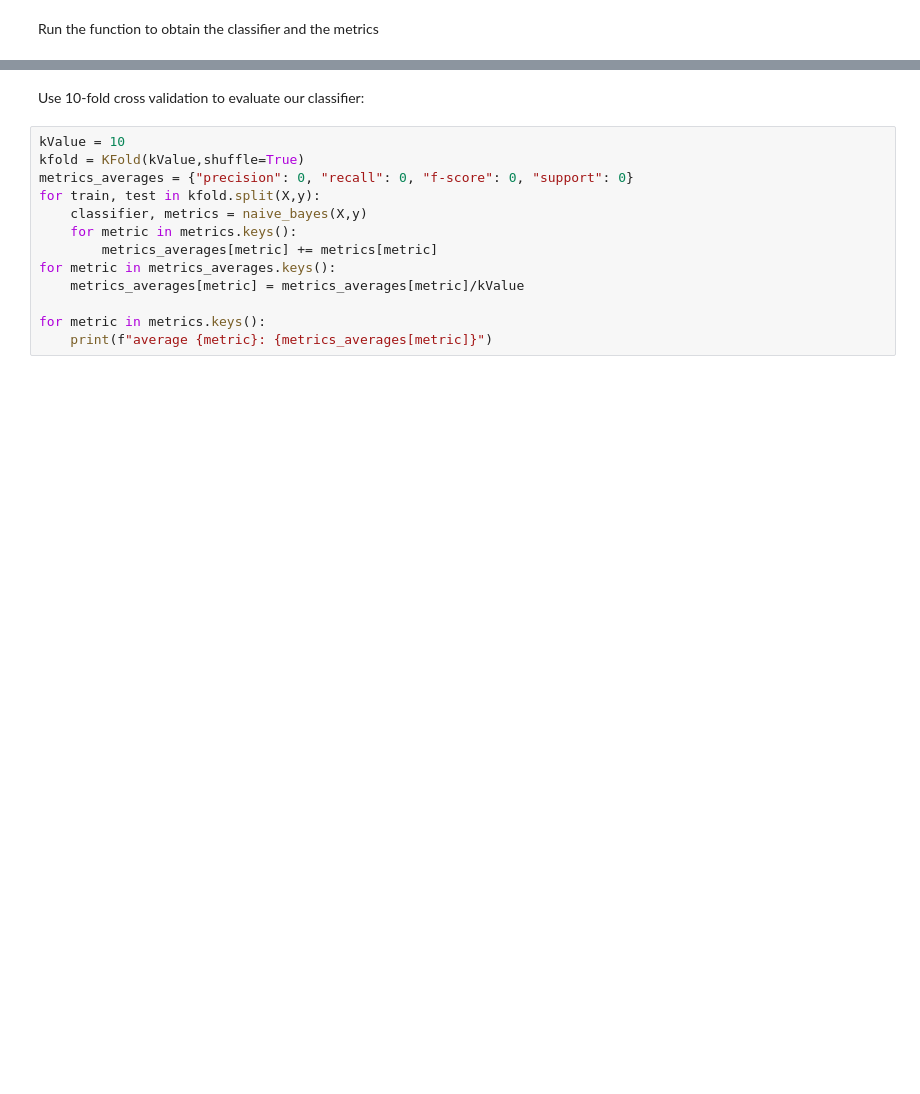
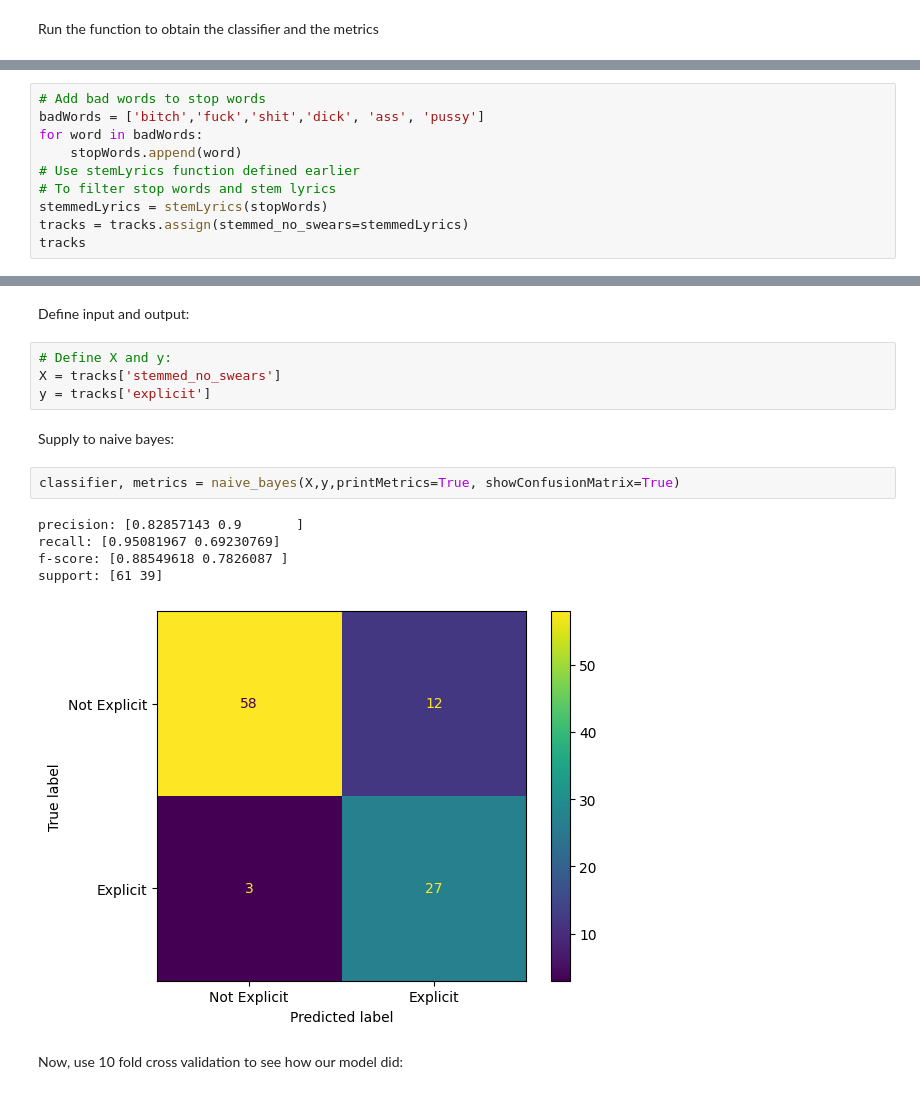
Before and after one commit to Drew-Watson-117/cs5830_project_5, a Jupyter notebook: project5.ipynb, the cells around one changed output, grey strips where cells are left out. Drawn from its saved outputs; the diff is of its cells as text; blank space fills up the shorter version.

```diff
--- a/project5.ipynb
+++ b/project5.ipynb
@@ -88,0 +155,10 @@ classifier, metrics = naive_bayes(X,y)
+# %%
+# Add bad words to stop words
+badWords = ['bitch','fuck','shit','dick', 'ass', 'pussy']
+for word in badWords:
+    stopWords.append(word)
+# Use stemLyrics function defined earlier
+# To filter stop words and stem lyrics
+stemmedLyrics = stemLyrics(stopWords)
+tracks = tracks.assign(stemmed_no_swears=stemmedLyrics)
+tracks
@@ -89,15 +179,18 @@ classifier, metrics = naive_bayes(X,y)
+# %% [markdown]
+Define input and output:
+# %%
+# Define X and y:
+X = tracks['stemmed_no_swears']
+y = tracks['explicit']
+# %% [markdown]
+Supply to naive bayes:
+# %%
+classifier, metrics = naive_bayes(X,y,printMetrics=True, showConfusionMatrix=True)
+# %% [output]
+precision: [0.82857143 0.9       ]
+recall: [0.95081967 0.69230769]
+f-score: [0.88549618 0.7826087 ]
+support: [61 39]
+[figure, added]
 # %% [markdown]
-Use 10-fold cross validation to evaluate our classifier:
+Now, use 10 fold cross validation to see how our model did:
-# %%
-kValue = 10
-kfold = KFold(kValue,shuffle=True)
-metrics_averages = {"precision": 0, "recall": 0, "f-score": 0, "support": 0}
-for train, test in kfold.split(X,y):
-    classifier, metrics = naive_bayes(X,y)
-    for metric in metrics.keys():
-        metrics_averages[metric] += metrics[metric]
-for metric in metrics_averages.keys():
-    metrics_averages[metric] = metrics_averages[metric]/kValue
-
-for metric in metrics.keys():
-    print(f"average {metric}: {metrics_averages[metric]}")
```
Also changed, not shown: parts of 10 cells of this notebook.
